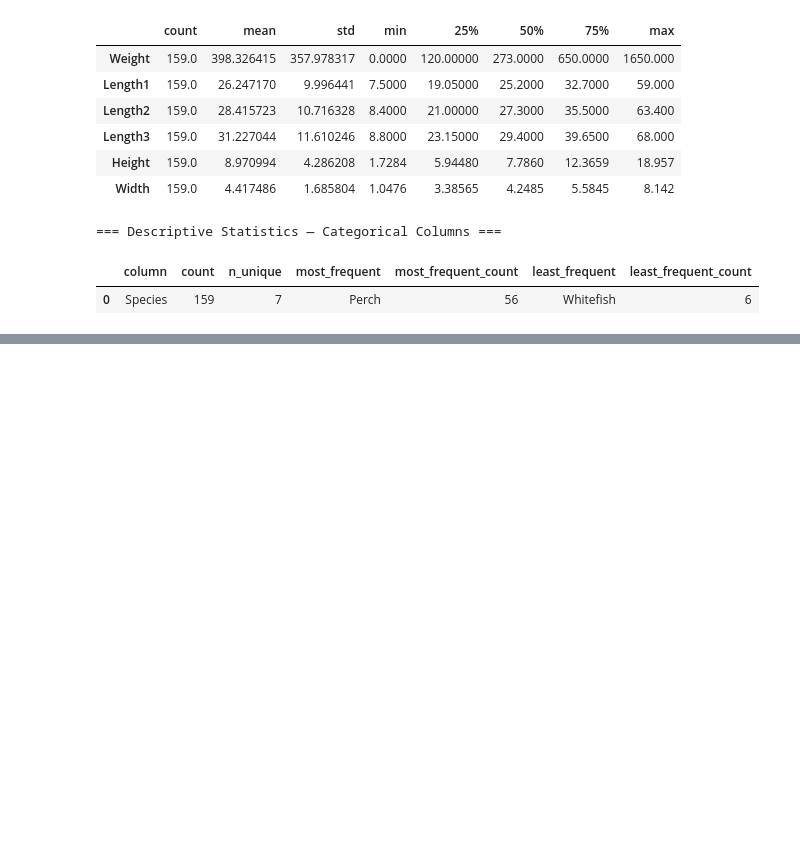
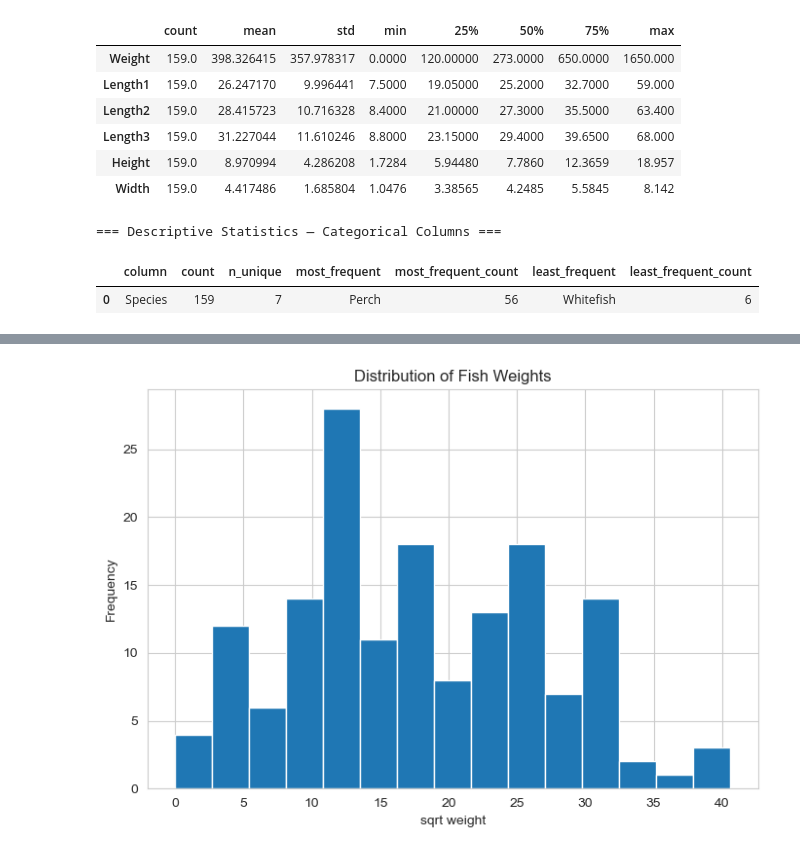
Before and after one commit to Titaniel3/ASDA_2025_Group_1_Portfolio_new, a Jupyter notebook: notebooks/week_07_group_1_notebook.ipynb, the cells around one changed output, grey strips where cells are left out. Drawn from its saved outputs; the diff is of its cells as text; code cells hidden in the pictures; blank space fills up the shorter version.

```diff
--- a/notebooks/week_07_group_1_notebook.ipynb
+++ b/notebooks/week_07_group_1_notebook.ipynb
@@ -139,0 +167,13 @@ cat_stats_df
+# %%
+# log +1 transform the data to approach normality
+df["sqrt_weight"] = np.sqrt(df["Weight"])
+
+plt.figure(figsize=(7,5))
+plt.hist(df["sqrt_weight"].dropna(), bins=15)
+plt.xlabel("sqrt weight")
+plt.ylabel("Frequency")
+plt.title("Distribution of Fish Weights")
+plt.tight_layout()
+plt.show()
+# %% [output]
+[figure, added]
```
Also changed, not shown: parts of 21 cells of this notebook.
